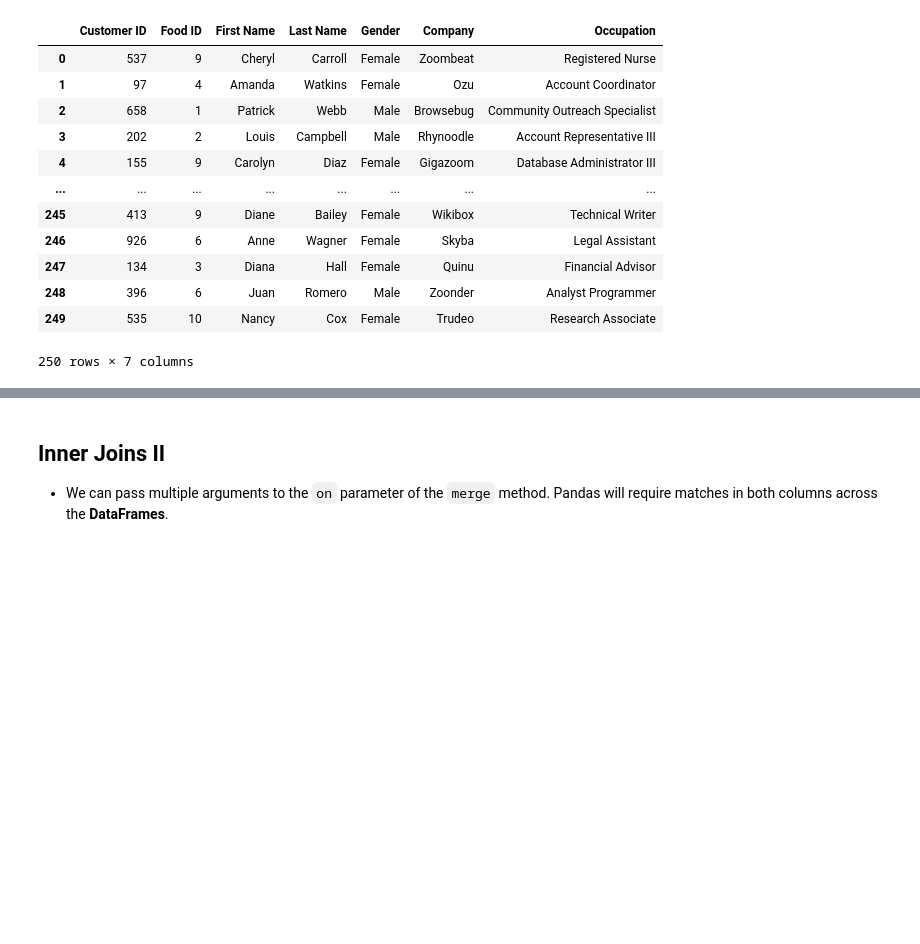
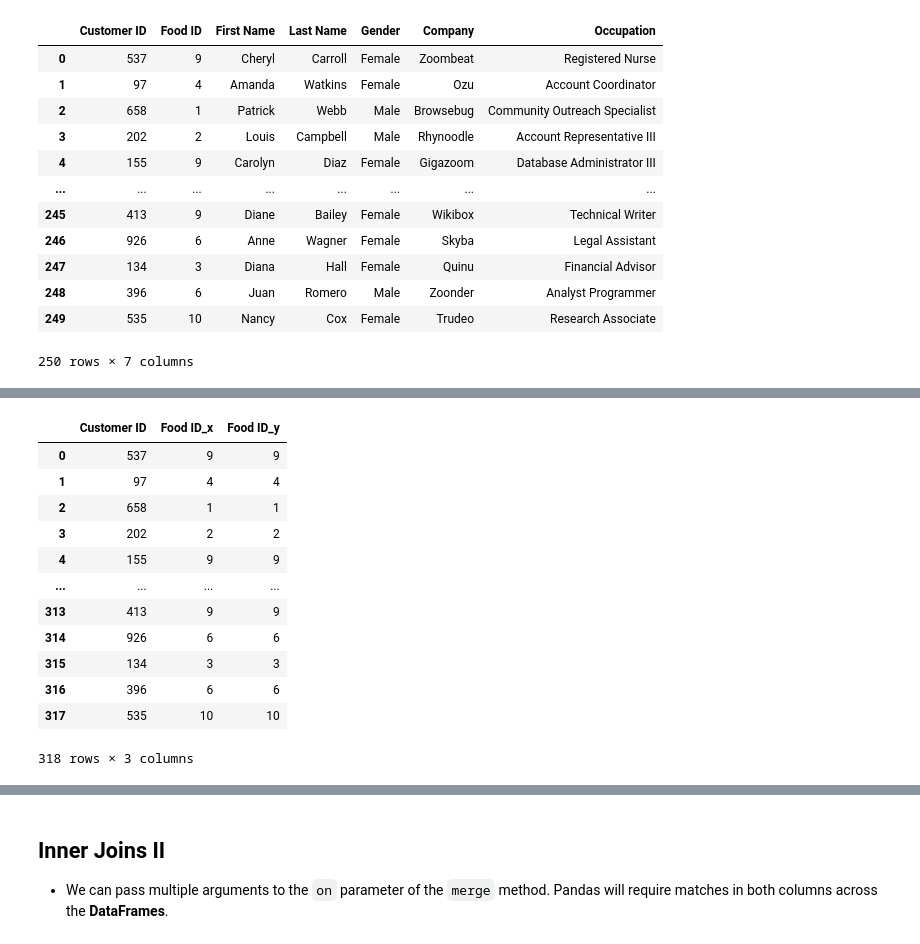
Before and after one commit to Petar-Koprinkov/Pandas, a Jupyter notebook: Incomplete/10 - Merging DataFrames.ipynb, the cells around one changed output, grey strips where cells are left out. Saved outputs shown, nothing was run; the diff lists cells and outputs as text; code cells hidden in the pictures; blank space fills up the shorter version.

Commit message:
feat: inner merge on DataFrames

```diff
--- a/Incomplete/10 - Merging DataFrames.ipynb
+++ b/Incomplete/10 - Merging DataFrames.ipynb
@@ -214,0 +247,16 @@ week1.merge(right=customers, how='left', left_on='Customer ID', right_on='ID').d
+# %%
+week1.merge(right=week1, how='inner', on='Customer ID')
+# %% [output]
+|  | Customer ID | Food ID_x | Food ID_y |
+| 0 | 537 | 9 | 9 |
+| 1 | 97 | 4 | 4 |
+| 2 | 658 | 1 | 1 |
+| 3 | 202 | 2 | 2 |
+| 4 | 155 | 9 | 9 |
+| ... | ... | ... | ... |
+| 313 | 413 | 9 | 9 |
+| 314 | 926 | 6 | 6 |
+| 315 | 134 | 3 | 3 |
+| 316 | 396 | 6 | 6 |
+| 317 | 535 | 10 | 10 |
+318 rows × 3 columns
```
Also changed, not shown: parts of 3 cells of this notebook.
